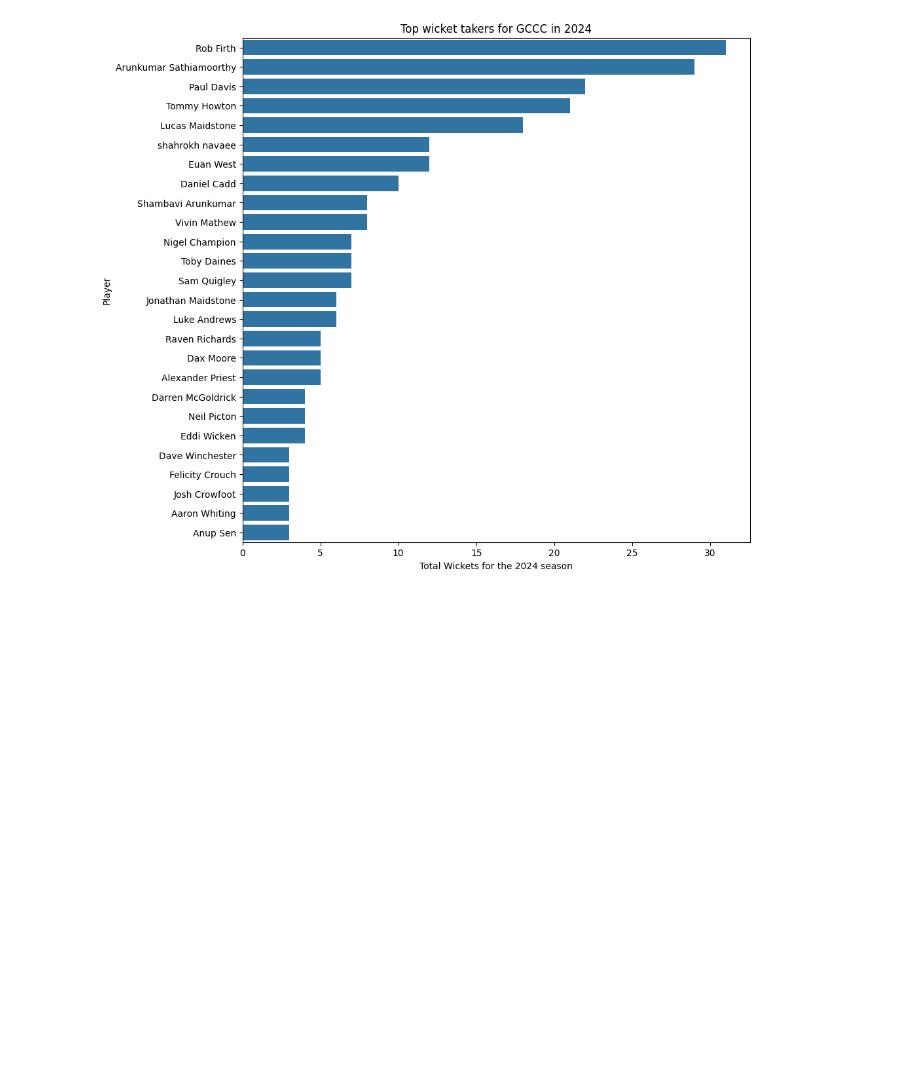
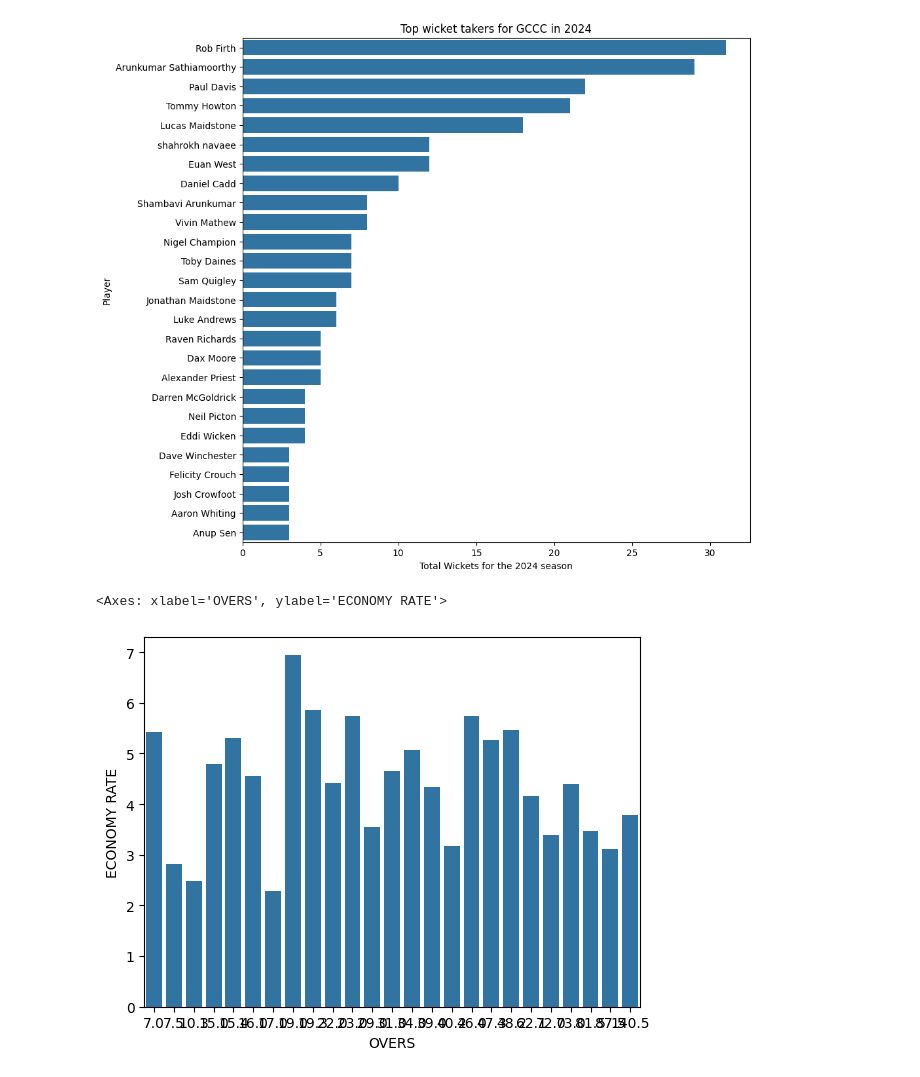
Before and after one commit to TobyDaines/GCCC-Player-Stats-Database, a Jupyter notebook: All Players Bowling.ipynb, the cells around one changed output. Saved outputs shown, nothing was run; the diff lists cells and outputs as text; code cells hidden in the pictures; blank space fills up the shorter version.

Commit message:
overs/economy rate graph

```diff
--- a/All Players Bowling.ipynb
+++ b/All Players Bowling.ipynb
@@ -94,3 +94,10 @@ plt.title('Top wicket takers for GCCC in 2024')
 plt.show()
 # %% [output]
 [figure]
+# %%
+# How number of overs affects economy rate
+df_played = df.groupby("OVERS")
+sns.barplot(data=df, x=df["OVERS"], y=df["ECONOMY RATE"])
+# %% [output]
+<Axes: xlabel='OVERS', ylabel='ECONOMY RATE'>
+[figure, added]
```
